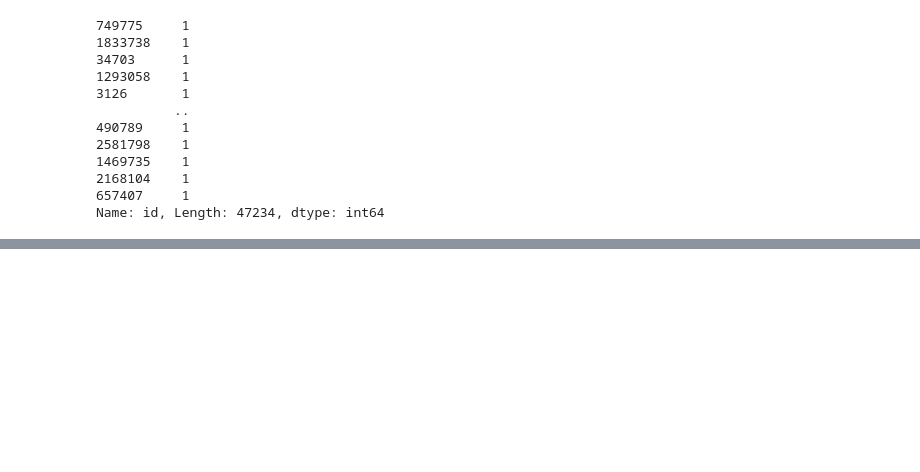
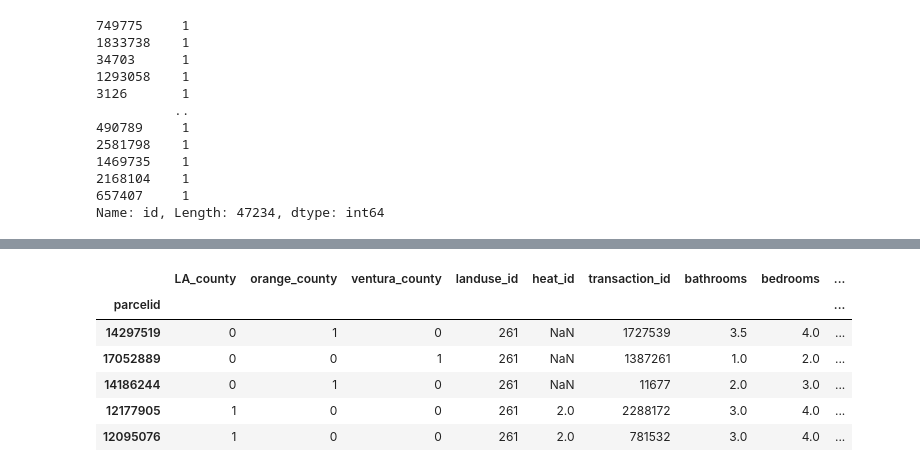
Before and after one commit to HopperTeam6/Zillow_Clustering_Project, a Jupyter notebook: bondy_property_workbook.ipynb, the cells around one changed output, grey strips where cells are left out. Cells and saved outputs as stored; diff of their text form; code cells hidden in the pictures; blank space fills up the shorter version.

```diff
--- a/bondy_property_workbook.ipynb
+++ b/bondy_property_workbook.ipynb
@@ -674,0 +626,26 @@ memory usage: 9.7+ MB
+# %%
+#rename all columns to be easier
+df = df.rename(columns = {'propertylandusetypeid': 'landuse_id',
+                          'heatingorsystemtypeid': 'heat_id',
+                          'id': 'transaction_id',
+                          'bathroomcnt': 'bathrooms',
+                          'bedroomcnt': 'bedrooms',
+                          'calculatedbathnbr': 'bath_bed',
+                          'calculatedfinishedsquarefeet': 'square_feet',
+                          'fips': 'fips_id',
+                          'fullbathcnt': 'full_bathrooms',
+                          'lotsizesquarefeet': 'lot_size',
+                          'propertycountylandusecode': 'property_landuse_code',
+                          'regionidzip': 'zip_code',
+                          'roomcnt': 'rooms',
+                          'unitcnt': 'units',
+                          'structuretaxvaluedollarcnt': 'structure_tax_value',
+                          'taxvaluedollarcnt': 'tax_value',
+                          'assessmentyear': 'year_assessed',
+                          'landtaxvaluedollarcnt': 'land_tax_value',
+                          'taxamount': 'tax_amount',
+                          'logerror': 'log_error',
+                          'transactiondate': 'transaction_date',
+                          'heatingorsystemdesc' : 'heat_system_desc',
+                          'propertylandusedesc': 'property_landuse_desc'
+                         })
@@ -674,0 +673,26 @@ memory usage: 9.7+ MB
+# %%
+#set new county column equal to the fips id column
+df['county'] = df['fips_id']
+
+#map fips ids to respective counties
+df.county = df.county.map({6037: 'LA_county',
+                          6059: 'orange_county',
+                          6111: 'ventura_county'
+                          })
+
+#get dummies
+dummy_df = pd.get_dummies(df.county, drop_first = False)
+# %%
+#concatenate the data frames
+df = pd.concat([dummy_df, df], axis = 1)
+
+#check it
+df.head()
+# %% [output]
+|  | LA_county | orange_county | ventura_county | landuse_id | heat_id | transaction_id | bathrooms | bedrooms | ... |
+| parcelid |  |  |  |  |  |  |  |  | ... |
+| 14297519 | 0 | 1 | 0 | 261 | NaN | 1727539 | 3.5 | 4.0 | ... |
+| 17052889 | 0 | 0 | 1 | 261 | NaN | 1387261 | 1.0 | 2.0 | ... |
+| 14186244 | 0 | 1 | 0 | 261 | NaN | 11677 | 2.0 | 3.0 | ... |
+| 12177905 | 1 | 0 | 0 | 261 | 2.0 | 2288172 | 3.0 | 4.0 | ... |
+| 12095076 | 1 | 0 | 0 | 261 | 2.0 | 781532 | 3.0 | 4.0 | ... |
```
Also changed, not shown: parts of 58 cells of this notebook.
